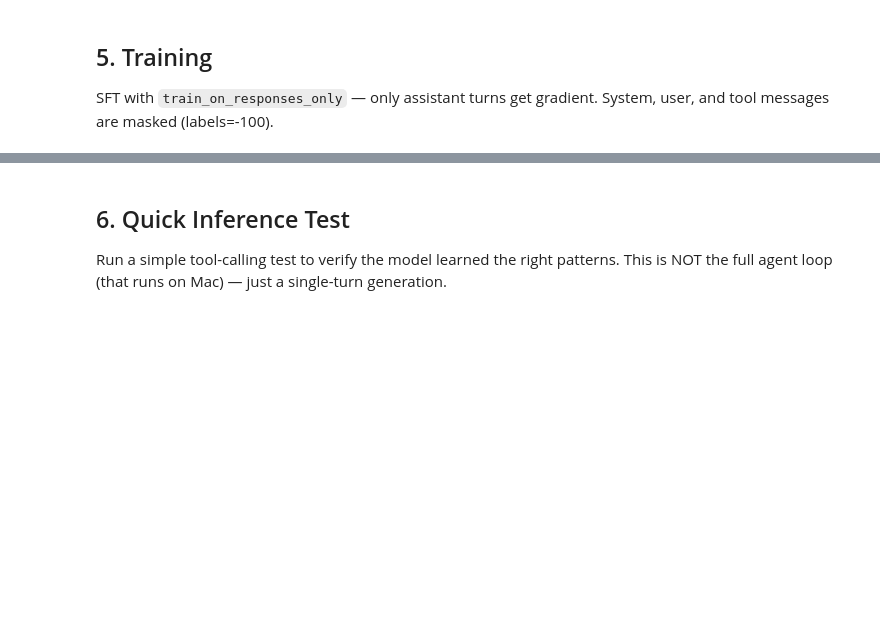
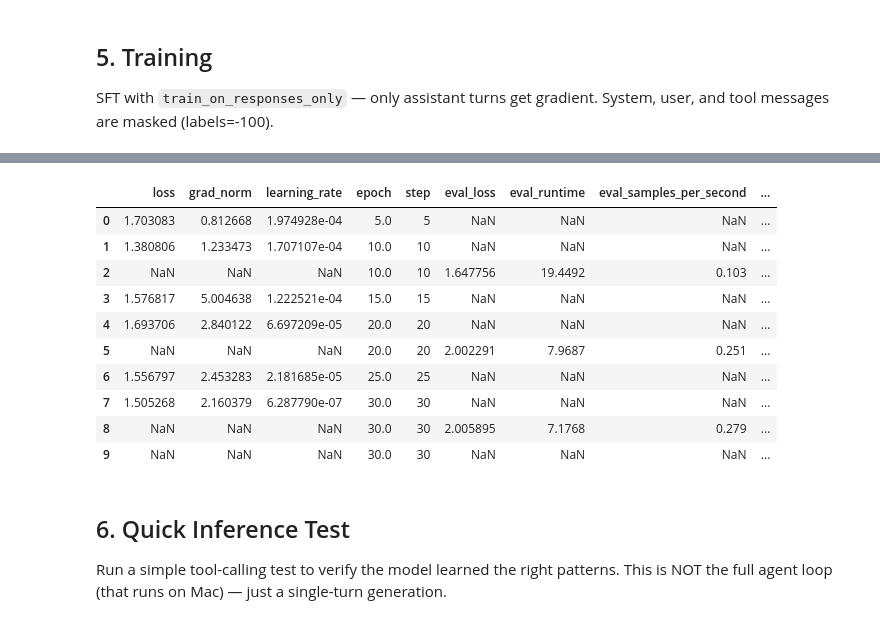
Before and after one commit to kristofrabay/winterfest_applied_ai_pe, a Jupyter notebook: nb/bbb/_phase_4_sft_colab.ipynb, the cells around one changed output, grey strips where cells are left out. Drawn from its saved outputs; the diff is of its cells as text; code cells hidden in the pictures; blank space fills up the shorter version.

```diff
--- a/nb/bbb/_phase_4_sft_colab.ipynb
+++ b/nb/bbb/_phase_4_sft_colab.ipynb
@@ -75,7 +95,7 @@ due to higher-than-normal quantization differences. 16-bit LoRA only needs ~5 GB
 from unsloth import FastVisionModel
 
 MODEL_ID = "unsloth/Qwen3.5-2B"
-MAX_SEQ_LENGTH = 8192
+MAX_SEQ_LENGTH = 16_384
 
 model, tokenizer = FastVisionModel.from_pretrained(
     model_name=MODEL_ID,
@@ -185,14 +231,14 @@ trainer = SFTTrainer(
         max_seq_length=MAX_SEQ_LENGTH,
         packing=False,                     # preserve message boundaries
 
-        max_steps=200,
+        max_steps=30,
         learning_rate=2e-4,
         lr_scheduler_type="cosine",
         warmup_ratio=0.05,
 
         eval_strategy="steps",
-        eval_steps=25,
-        save_steps=50,
+        eval_steps=10,
+        save_steps=20,
         save_total_limit=2,
 
         optim="adamw_8bit",
@@ -250,3 +333,17 @@ if not eval_df.empty:
+# %%
+df
+# %% [output]
+|  | loss | grad_norm | learning_rate | epoch | step | eval_loss | eval_runtime | eval_samples_per_second | ... |
+| 0 | 1.703083 | 0.812668 | 1.974928e-04 | 5.0 | 5 | NaN | NaN | NaN | ... |
+| 1 | 1.380806 | 1.233473 | 1.707107e-04 | 10.0 | 10 | NaN | NaN | NaN | ... |
+| 2 | NaN | NaN | NaN | 10.0 | 10 | 1.647756 | 19.4492 | 0.103 | ... |
+| 3 | 1.576817 | 5.004638 | 1.222521e-04 | 15.0 | 15 | NaN | NaN | NaN | ... |
+| 4 | 1.693706 | 2.840122 | 6.697209e-05 | 20.0 | 20 | NaN | NaN | NaN | ... |
+| 5 | NaN | NaN | NaN | 20.0 | 20 | 2.002291 | 7.9687 | 0.251 | ... |
+| 6 | 1.556797 | 2.453283 | 2.181685e-05 | 25.0 | 25 | NaN | NaN | NaN | ... |
+| 7 | 1.505268 | 2.160379 | 6.287790e-07 | 30.0 | 30 | NaN | NaN | NaN | ... |
+| 8 | NaN | NaN | NaN | 30.0 | 30 | 2.005895 | 7.1768 | 0.279 | ... |
+| 9 | NaN | NaN | NaN | 30.0 | 30 | NaN | NaN | NaN | ... |
 # %% [markdown]
 ## 6. Quick Inference Test
 
```
Also changed, not shown: parts of 12 cells of this notebook.
